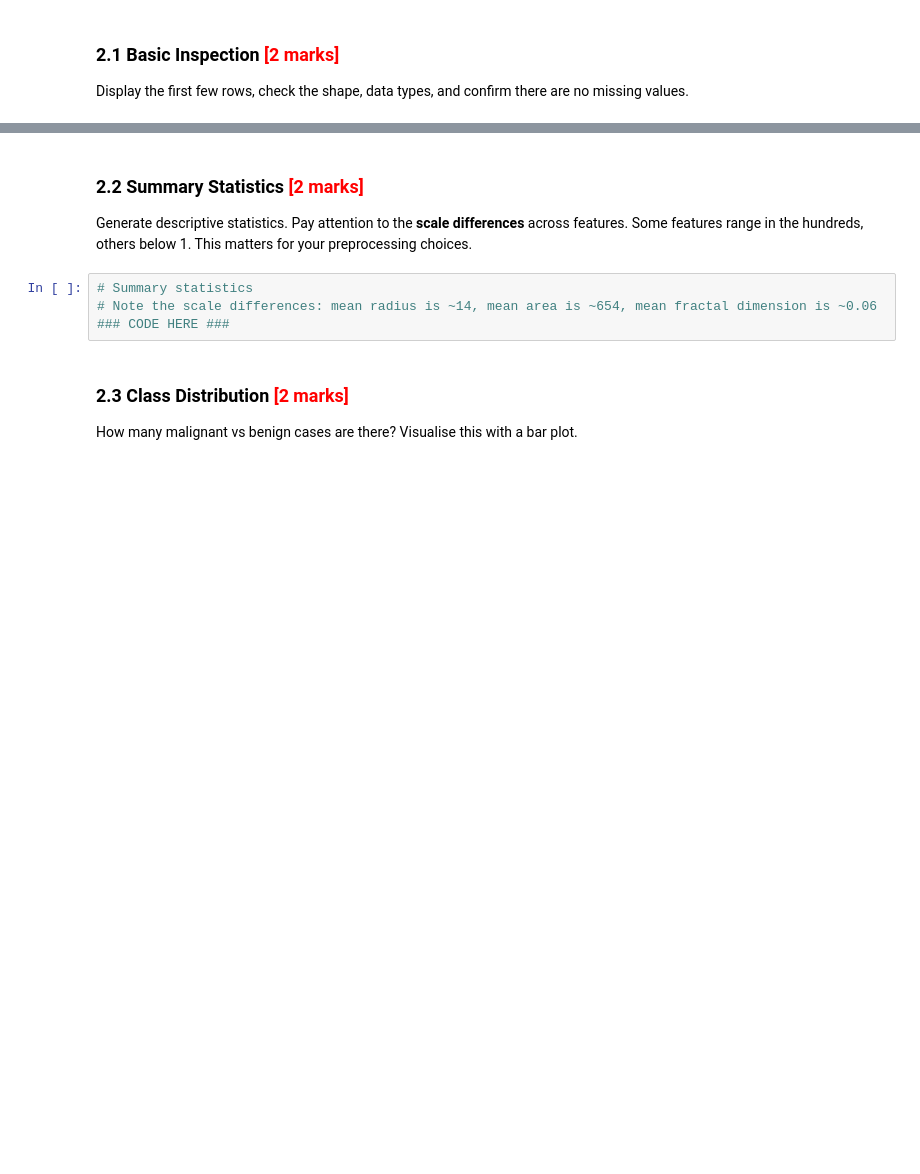
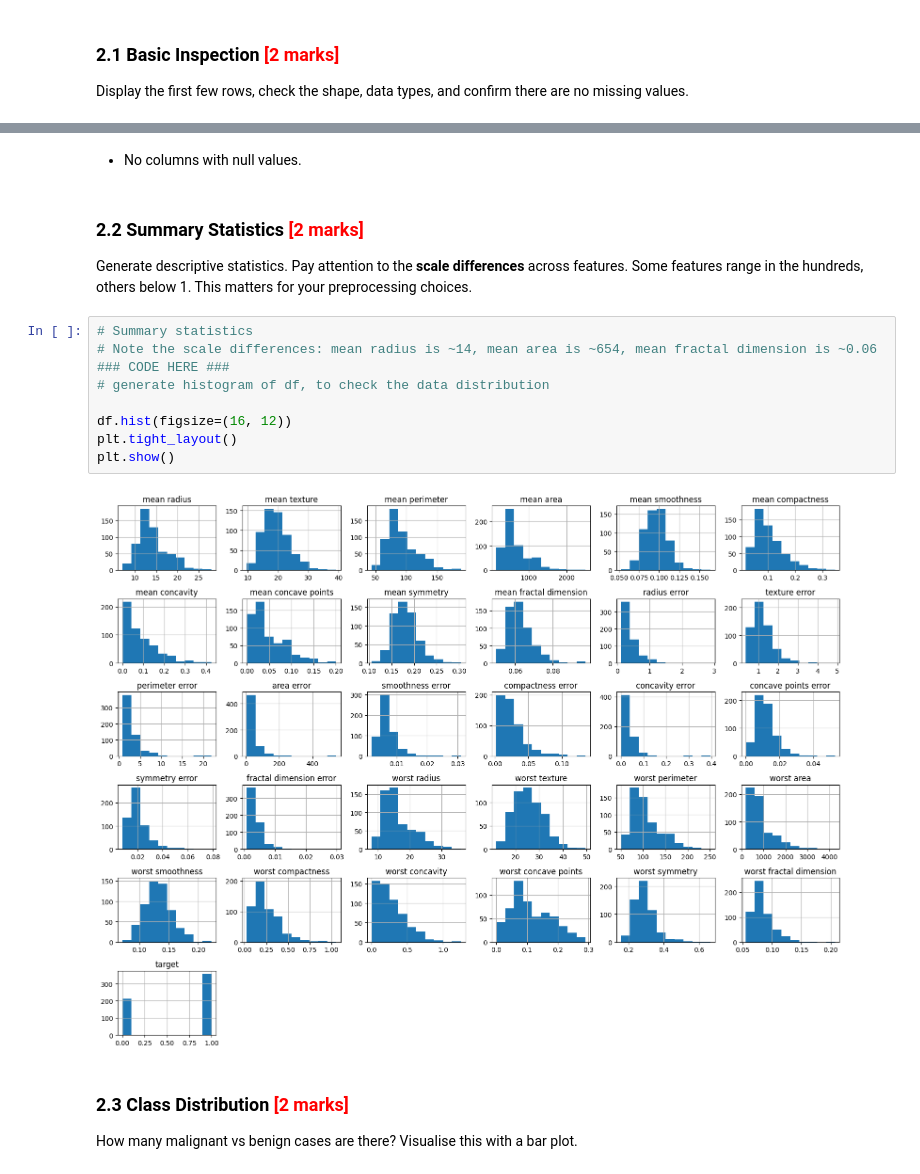
Before and after one commit to ravi-soda/ML_Assignments, a Jupyter notebook: assignments/Classification_Assignment_IITKGP/Classification_Models_Exercise.ipynb, the cells around one changed output, grey strips where cells are left out. Saved outputs shown, nothing was run; the diff lists cells and outputs as text; blank space fills up the shorter version.

```diff
--- a/assignments/Classification_Assignment_IITKGP/Classification_Models_Exercise.ipynb
+++ b/assignments/Classification_Assignment_IITKGP/Classification_Models_Exercise.ipynb
@@ -132,3 +164,5 @@ Display the first few rows, check the shape, data types, and confirm there are n
+# %% [markdown]
+- No columns with null values.
 # %% [markdown]
 ### 2.2 Summary Statistics <font color="red">[2 marks]</font>
 
@@ -136,7 +170,14 @@ Generate descriptive statistics. Pay attention to the **scale differences** acro
 # %%
 # Summary statistics
 # Note the scale differences: mean radius is ~14, mean area is ~654, mean fractal dimension is ~0.06
 ### CODE HERE ###
+# generate histogram of df, to check the data distribution
+
+df.hist(figsize=(16, 12))
+plt.tight_layout()
+plt.show()
+# %% [output]
+[figure, added]
 # %% [markdown]
 ### 2.3 Class Distribution <font color="red">[2 marks]</font>
 
```
Also changed, not shown: parts of 5 cells of this notebook.
